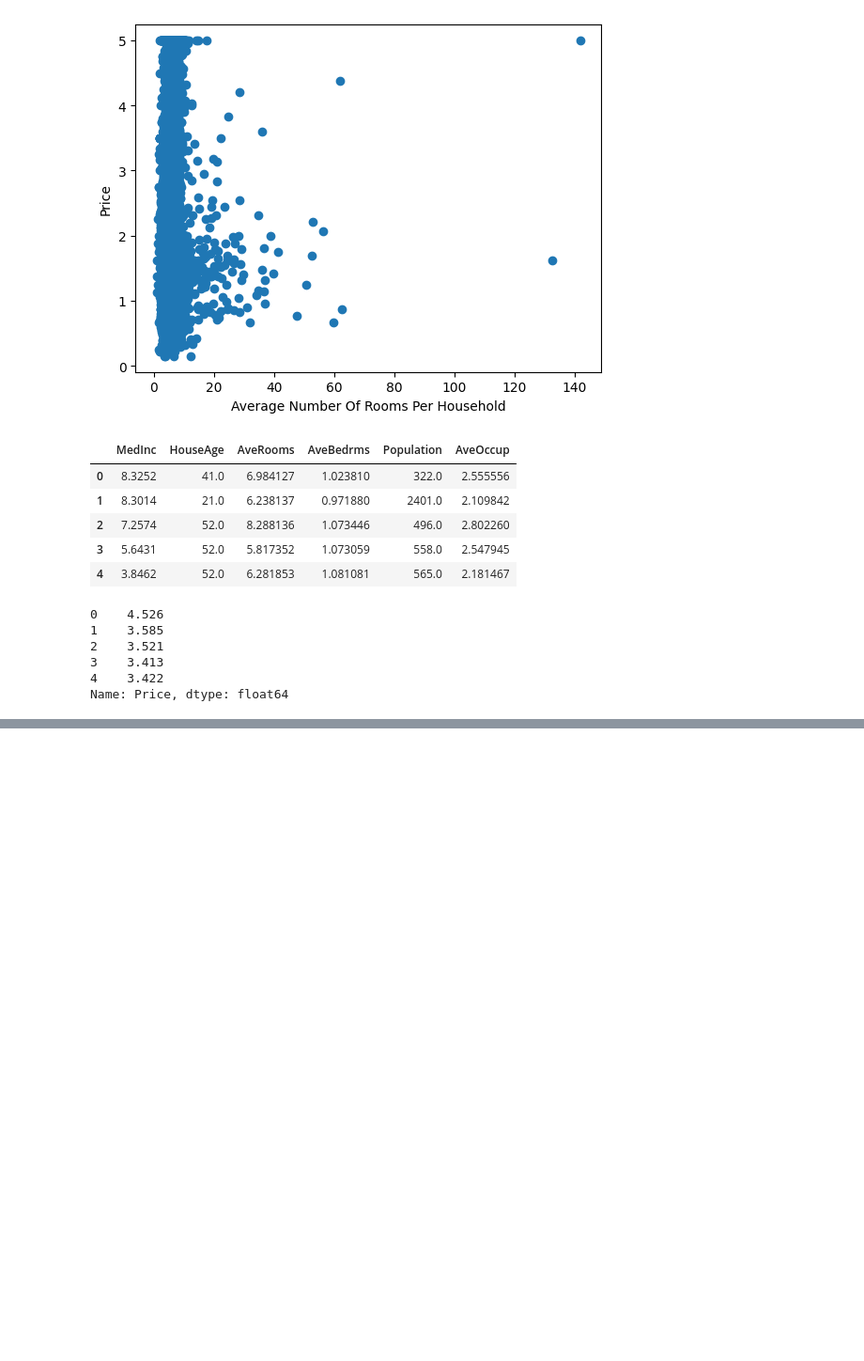
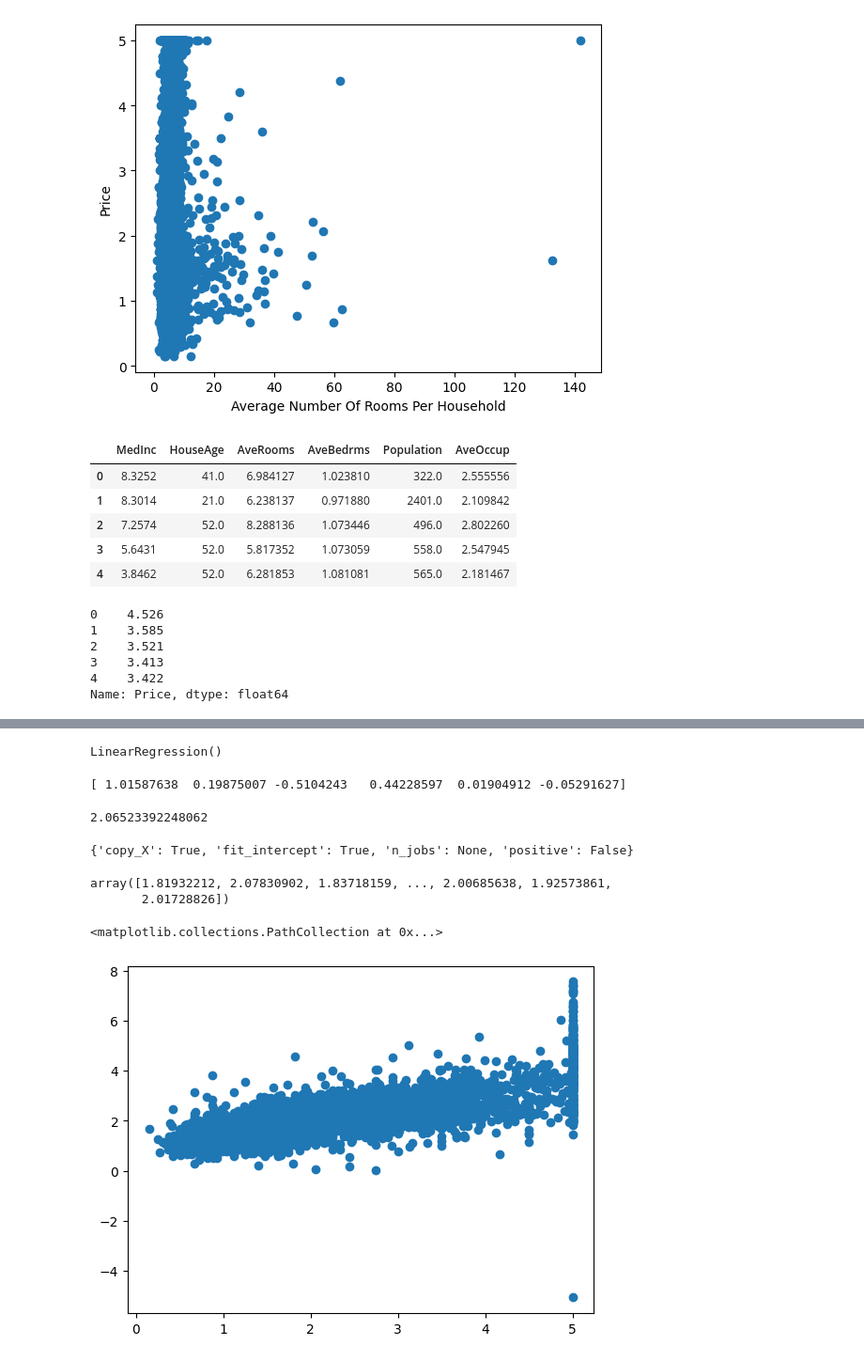
Before and after one commit to sultantemuruly/end-to-end-house-price-ml, a Jupyter notebook: model/main.ipynb, the cells around one changed output, grey strips where cells are left out. Shown at 94% size. Saved outputs shown, nothing was run; the diff lists cells and outputs as text; code cells hidden in the pictures; blank space fills up the shorter version.

Commit message:
Train the model

```diff
--- a/model/main.ipynb
+++ b/model/main.ipynb
@@ -241,0 +244,32 @@ array([[-0.0488765 ,  0.66613264,  0.73786245,  0.61131638, -0.81441667,
+# %%
+from sklearn.linear_model import LinearRegression
+
+model = LinearRegression()
+# %%
+model.fit(X_train, y_train)
+# %% [output]
+LinearRegression()
+# %%
+print(model.coef_) # weights
+# %% [output]
+[ 1.01587638  0.19875007 -0.5104243   0.44228597  0.01904912 -0.05291627]
+# %%
+print(model.intercept_) # bias
+# %% [output]
+2.06523392248062
+# %%
+model.get_params()
+# %% [output]
+{'copy_X': True, 'fit_intercept': True, 'n_jobs': None, 'positive': False}
+# %%
+preds = model.predict(X_test)
+preds
+# %% [output]
+array([1.81932212, 2.07830902, 1.83718159, ..., 2.00685638, 1.92573861,
+       2.01728826])
+# %%
+# scatter plot for the prediction
+plt.pyplot.scatter(y_test, preds)
+# %% [output]
+<matplotlib.collections.PathCollection at 0x...>
+[figure, added]
```
Also changed, not shown: parts of 8 cells of this notebook.
